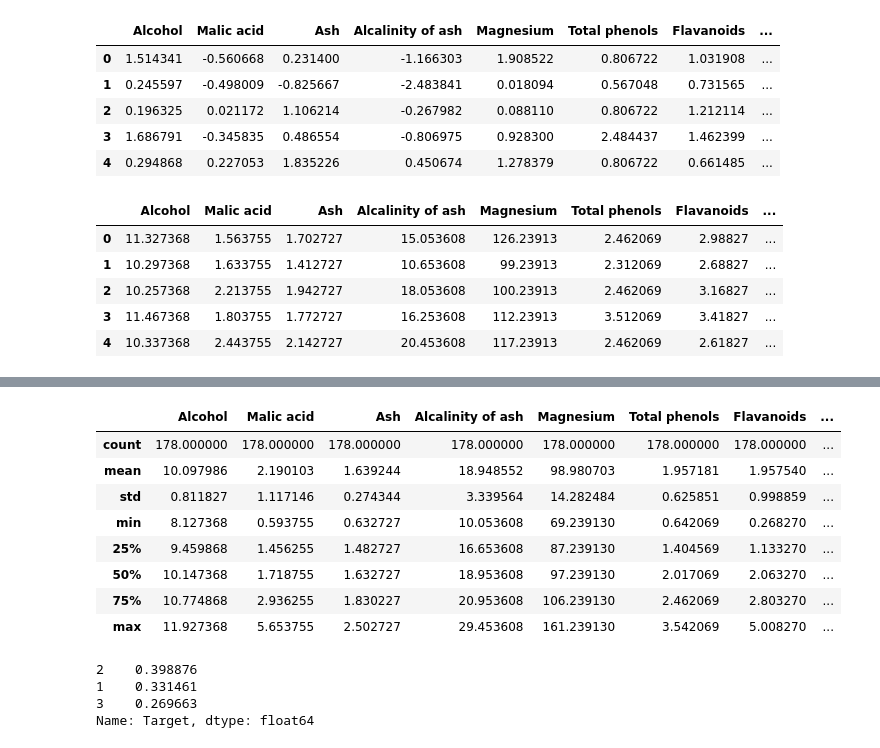
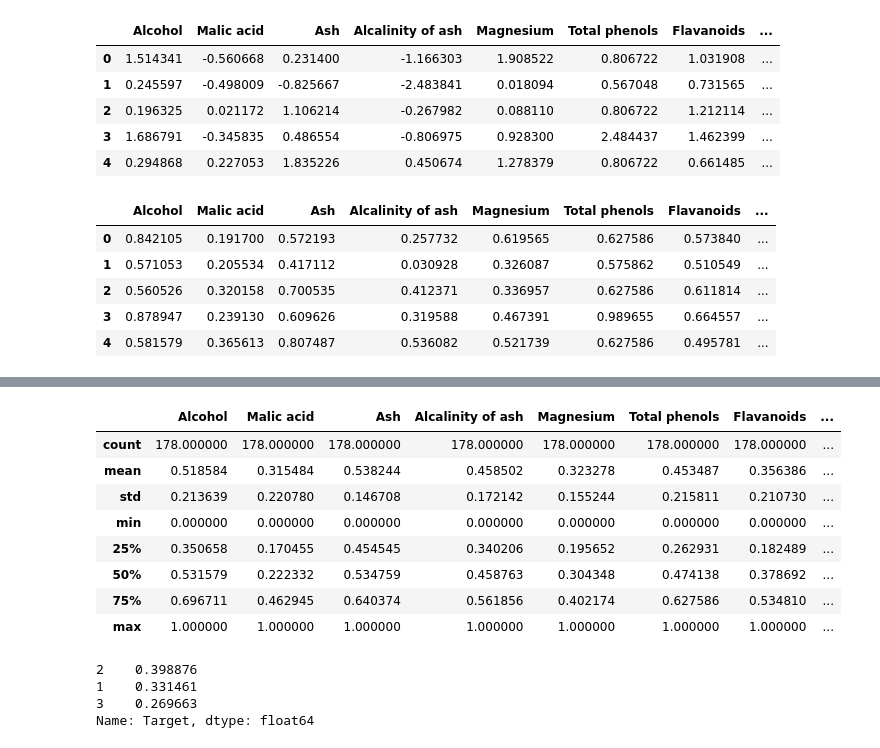
Before and after one commit to lavima/itf31519-practical-machine-learning, a Jupyter notebook: itf31519-pml-datasets-data-processing.ipynb, the cells around one changed output, grey strips where cells are left out. Cells and saved outputs as stored; diff of their text form; code cells hidden in the pictures.

```diff
--- a/itf31519-pml-datasets-data-processing.ipynb
+++ b/itf31519-pml-datasets-data-processing.ipynb
@@ -93,15 +93,15 @@ uci_wine_inputs_normalized.head()
 | 4 | 0.294868 | 0.227053 | 1.835226 | 0.450674 | 1.278379 | 0.806722 | 0.661485 | ... |
 # %%
 # Min max normalization
-uci_wine_inputs_minmax = (uci_wine_inputs - uci_wine_inputs.min()/(uci_wine_inputs.max()-uci_wine_inputs.min()))
+uci_wine_inputs_minmax = (uci_wine_inputs - uci_wine_inputs.min())/(uci_wine_inputs.max()-uci_wine_inputs.min())
 uci_wine_inputs_minmax.head()
 # %% [output]
 |  | Alcohol | Malic acid | Ash | Alcalinity of ash | Magnesium | Total phenols | Flavanoids | ... |
-| 0 | 11.327368 | 1.563755 | 1.702727 | 15.053608 | 126.23913 | 2.462069 | 2.98827 | ... |
-| 1 | 10.297368 | 1.633755 | 1.412727 | 10.653608 | 99.23913 | 2.312069 | 2.68827 | ... |
-| 2 | 10.257368 | 2.213755 | 1.942727 | 18.053608 | 100.23913 | 2.462069 | 3.16827 | ... |
-| 3 | 11.467368 | 1.803755 | 1.772727 | 16.253608 | 112.23913 | 3.512069 | 3.41827 | ... |
-| 4 | 10.337368 | 2.443755 | 2.142727 | 20.453608 | 117.23913 | 2.462069 | 2.61827 | ... |
+| 0 | 0.842105 | 0.191700 | 0.572193 | 0.257732 | 0.619565 | 0.627586 | 0.573840 | ... |
+| 1 | 0.571053 | 0.205534 | 0.417112 | 0.030928 | 0.326087 | 0.575862 | 0.510549 | ... |
+| 2 | 0.560526 | 0.320158 | 0.700535 | 0.412371 | 0.336957 | 0.627586 | 0.611814 | ... |
+| 3 | 0.878947 | 0.239130 | 0.609626 | 0.319588 | 0.467391 | 0.989655 | 0.664557 | ... |
+| 4 | 0.581579 | 0.365613 | 0.807487 | 0.536082 | 0.521739 | 0.627586 | 0.495781 | ... |
 # %%
 # Show simple stats for mean normalized inputs
 uci_wine_inputs_normalized.describe()
@@ -121,13 +121,13 @@ uci_wine_inputs_minmax.describe()
 # %% [output]
 |  | Alcohol | Malic acid | Ash | Alcalinity of ash | Magnesium | Total phenols | Flavanoids | ... |
 | count | 178.000000 | 178.000000 | 178.000000 | 178.000000 | 178.000000 | 178.000000 | 178.000000 | ... |
-| mean | 10.097986 | 2.190103 | 1.639244 | 18.948552 | 98.980703 | 1.957181 | 1.957540 | ... |
-| std | 0.811827 | 1.117146 | 0.274344 | 3.339564 | 14.282484 | 0.625851 | 0.998859 | ... |
-| min | 8.127368 | 0.593755 | 0.632727 | 10.053608 | 69.239130 | 0.642069 | 0.268270 | ... |
-| 25% | 9.459868 | 1.456255 | 1.482727 | 16.653608 | 87.239130 | 1.404569 | 1.133270 | ... |
-| 50% | 10.147368 | 1.718755 | 1.632727 | 18.953608 | 97.239130 | 2.017069 | 2.063270 | ... |
-| 75% | 10.774868 | 2.936255 | 1.830227 | 20.953608 | 106.239130 | 2.462069 | 2.803270 | ... |
-| max | 11.927368 | 5.653755 | 2.502727 | 29.453608 | 161.239130 | 3.542069 | 5.008270 | ... |
+| mean | 0.518584 | 0.315484 | 0.538244 | 0.458502 | 0.323278 | 0.453487 | 0.356386 | ... |
+| std | 0.213639 | 0.220780 | 0.146708 | 0.172142 | 0.155244 | 0.215811 | 0.210730 | ... |
+| min | 0.000000 | 0.000000 | 0.000000 | 0.000000 | 0.000000 | 0.000000 | 0.000000 | ... |
+| 25% | 0.350658 | 0.170455 | 0.454545 | 0.340206 | 0.195652 | 0.262931 | 0.182489 | ... |
+| 50% | 0.531579 | 0.222332 | 0.534759 | 0.458763 | 0.304348 | 0.474138 | 0.378692 | ... |
+| 75% | 0.696711 | 0.462945 | 0.640374 | 0.561856 | 0.402174 | 0.627586 | 0.534810 | ... |
+| max | 1.000000 | 1.000000 | 1.000000 | 1.000000 | 1.000000 | 1.000000 | 1.000000 | ... |
 # %%
 # Find the percentage of instances in each class
 # Through dataframe
```
Also changed, not shown: parts of 3 cells of this notebook.
